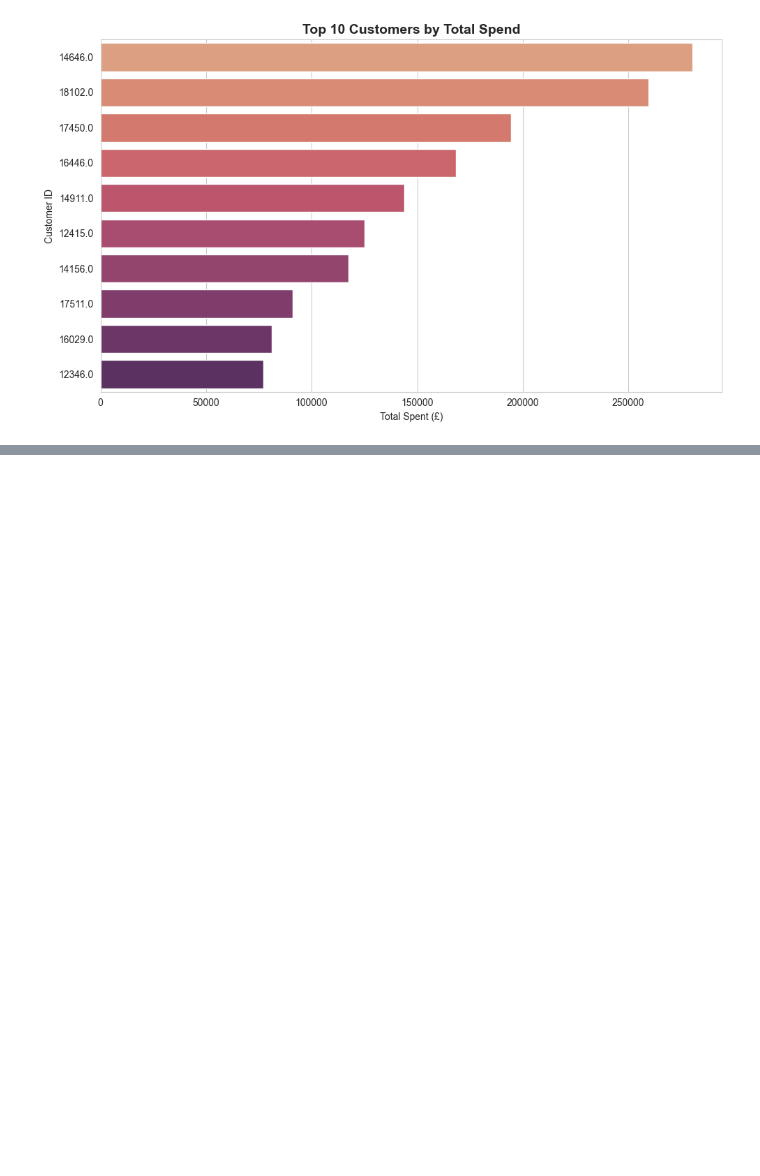
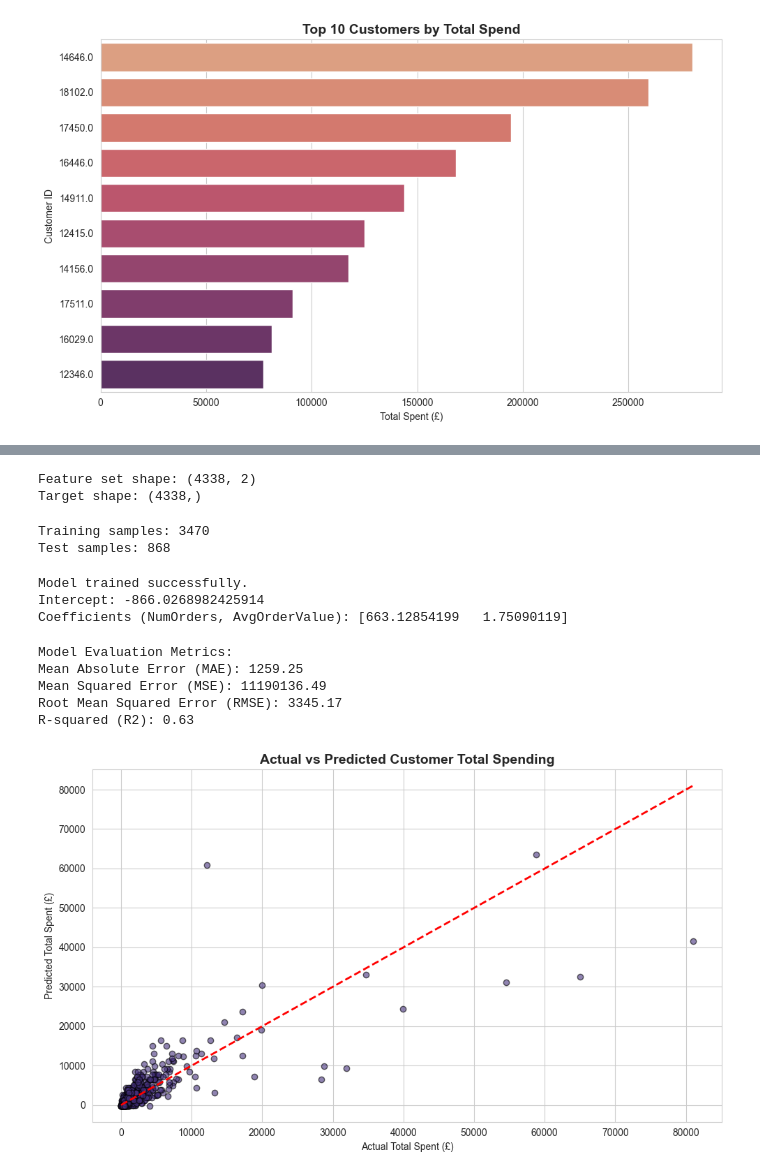
Before and after one commit to Stutikhanna112004/ecommerce_analysis, a Jupyter notebook: Ecommerce_data_analysis.ipynb, the cells around one changed output, grey strips where cells are left out. Drawn from its saved outputs; the diff is of its cells as text; code cells hidden in the pictures; blank space fills up the shorter version.

```diff
--- a/Ecommerce_data_analysis.ipynb
+++ b/Ecommerce_data_analysis.ipynb
@@ -683,0 +691,60 @@ STEP 12: All visualizations created and saved as PNG files.
+# %%
+ml_data = customer_summary[["NumOrders", "AvgOrderValue", "TotalSpent"]].dropna()
+
+X= ml_data[["NumOrders", "AvgOrderValue"]]
+y= ml_data["TotalSpent"]
+
+print("Feature set shape:", X.shape)
+print("Target shape:", y.shape)
+# %% [output]
+Feature set shape: (4338, 2)
+Target shape: (4338,)
+# %%
+X_train, X_test, y_train, y_test = train_test_split(X, y, test_size=0.2, random_state=42)
+print("Training samples:", X_train.shape[0])
+print("Test samples:", X_test.shape[0])
+# %% [output]
+Training samples: 3470
+Test samples: 868
+# %%
+model = LinearRegression()
+model.fit(X_train, y_train)
+
+print("Model trained successfully.")
+print("Intercept:", model.intercept_)
+print("Coefficients (NumOrders, AvgOrderValue):", model.coef_)
+# %% [output]
+Model trained successfully.
+Intercept: -866.0268982425914
+Coefficients (NumOrders, AvgOrderValue): [663.12854199   1.75090119]
+# %%
+y_pred = model.predict(X_test)
+
+mae = mean_absolute_error(y_test, y_pred)
+mse = mean_squared_error(y_test, y_pred)
+rmse = np.sqrt(mse)
+r2  = r2_score(y_test, y_pred)
+
+print("Model Evaluation Metrics:")
+print(f"Mean Absolute Error (MAE): {mae:.2f}")
+print(f"Mean Squared Error (MSE): {mse:.2f}")
+print(f"Root Mean Squared Error (RMSE): {rmse:.2f}")
+print(f"R-squared (R2): {r2:.2f}")
+# %% [output]
+Model Evaluation Metrics:
+Mean Absolute Error (MAE): 1259.25
+Mean Squared Error (MSE): 11190136.49
+Root Mean Squared Error (RMSE): 3345.17
+R-squared (R2): 0.63
+# %%
+plt.figure()
+plt.scatter(y_test, y_pred, alpha=0.6, edgecolor="k")
+plt.plot([y_test.min(), y_test.max()], [y_test.min(), y_test.max()], 'r--', lw=2)
+plt.xlabel("Actual Total Spent (£)")
+plt.ylabel("Predicted Total Spent (£)")
+plt.title("Actual vs Predicted Customer Total Spending", fontsize=14, fontweight="bold")
+plt.tight_layout()
+plt.savefig("actual_vs_predicted.png", dpi=150)
+plt.show()
+# %% [output]
+[figure, added]
```
Also changed, not shown: parts of 4 cells of this notebook, 1 other file.
